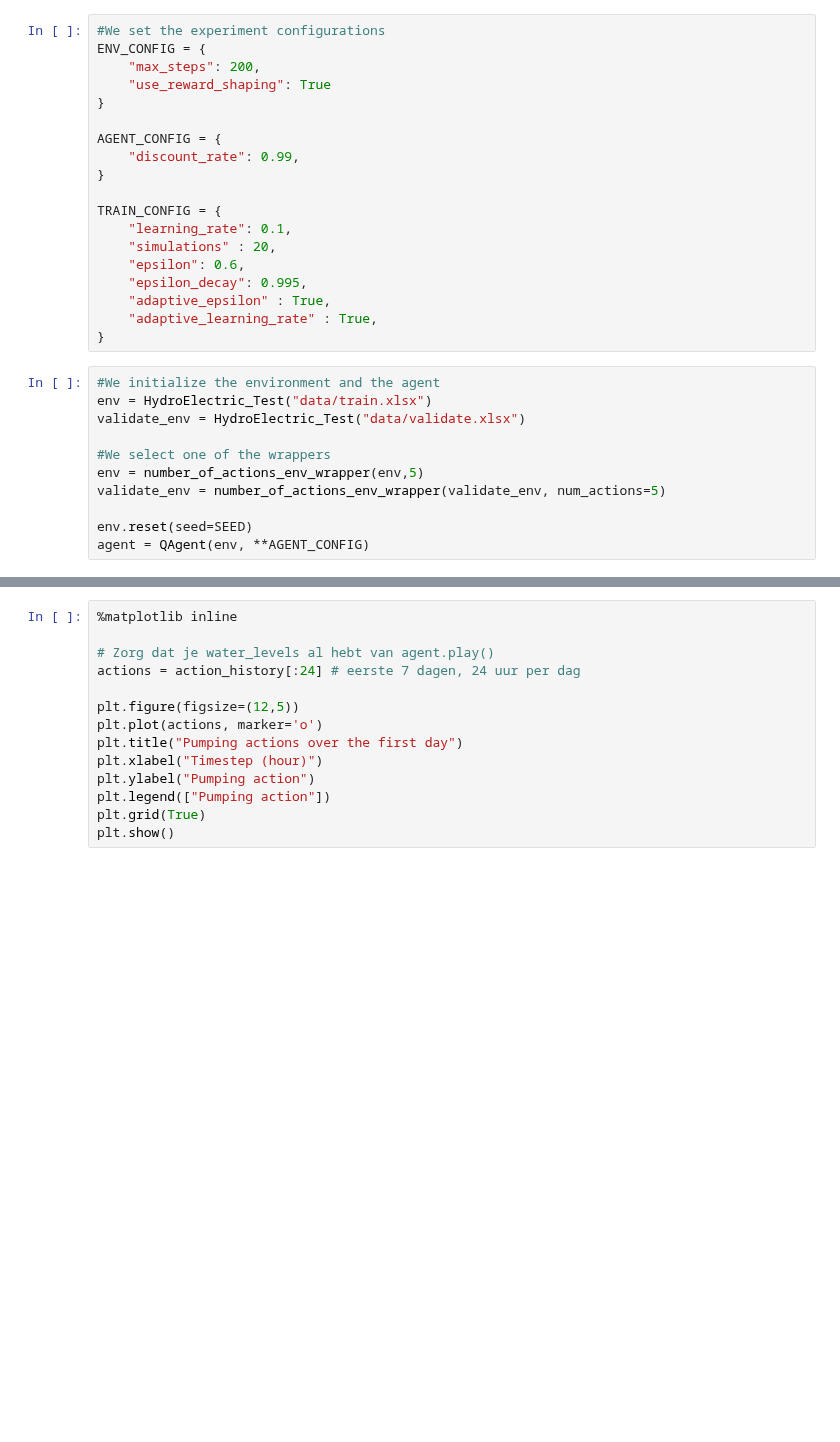
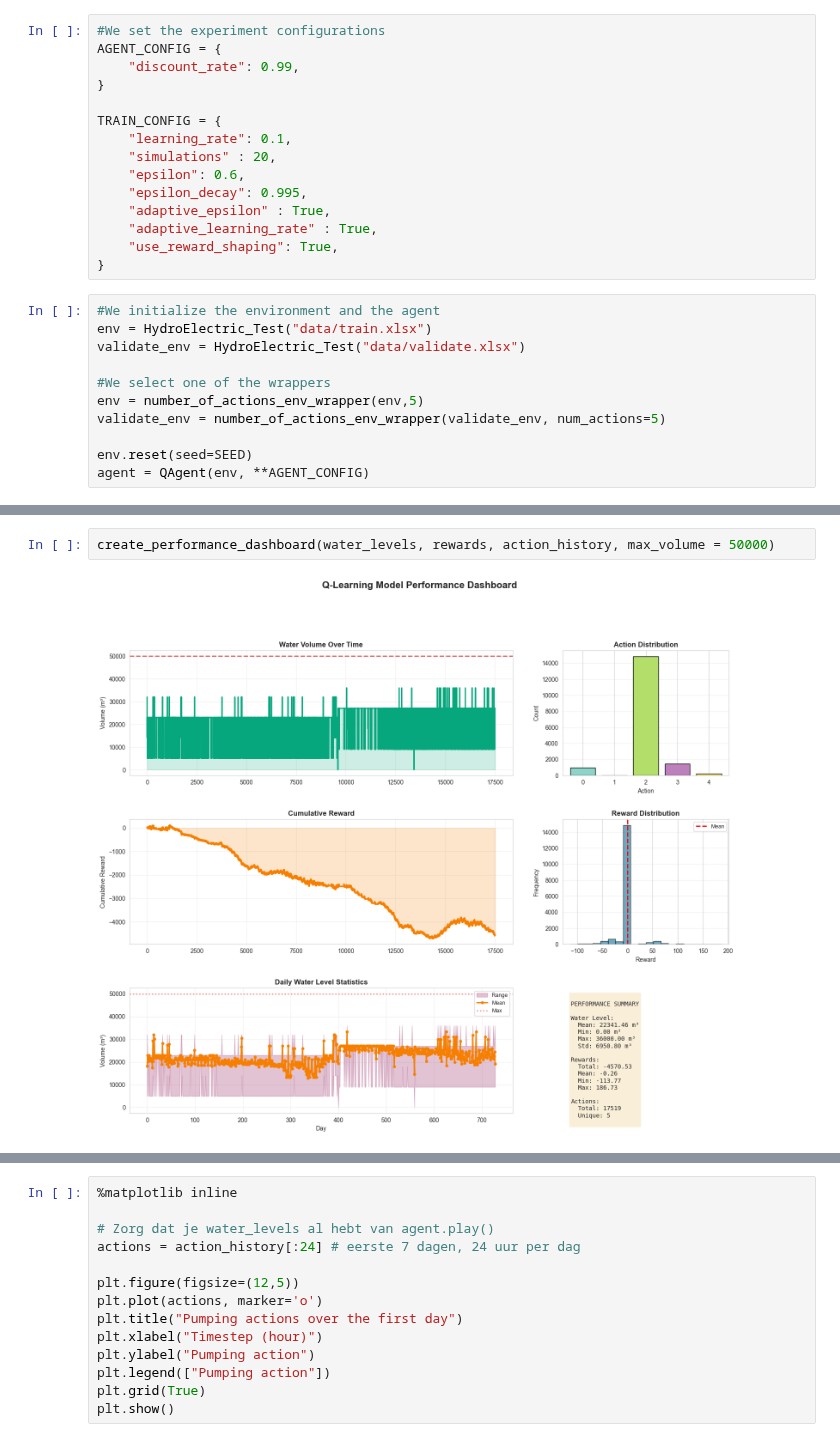
Before and after one commit to HLBurger/project-RL-hydrodam, a Jupyter notebook: notebooks/Qllearning.ipynb, the cells around one changed output, grey strips where cells are left out. Drawn from its saved outputs; the diff is of its cells as text; blank space fills up the shorter version.

```diff
--- a/notebooks/Qllearning.ipynb
+++ b/notebooks/Qllearning.ipynb
@@ -20,11 +20,6 @@ SEED = 5
 np.random.seed(SEED)
 # %%
 #We set the experiment configurations
-ENV_CONFIG = {
-    "max_steps": 200,
-    "use_reward_shaping": True
-}
-
 AGENT_CONFIG = {
     "discount_rate": 0.99,
 }
@@ -36,6 +31,7 @@ TRAIN_CONFIG = {
     "epsilon_decay": 0.995,
     "adaptive_epsilon" : True,
     "adaptive_learning_rate" : True,
+    "use_reward_shaping": True,
 }
 # %%
 #We initialize the environment and the agent
@@ -73,0 +91,4 @@ We visualize the performance of the model using visualizations from `src/utils/v
+# %%
+create_performance_dashboard(water_levels, rewards, action_history, max_volume = 50000)
+# %% [output]
+[figure, added]
```
Also changed, not shown: parts of 6 cells of this notebook, 1 other file.
